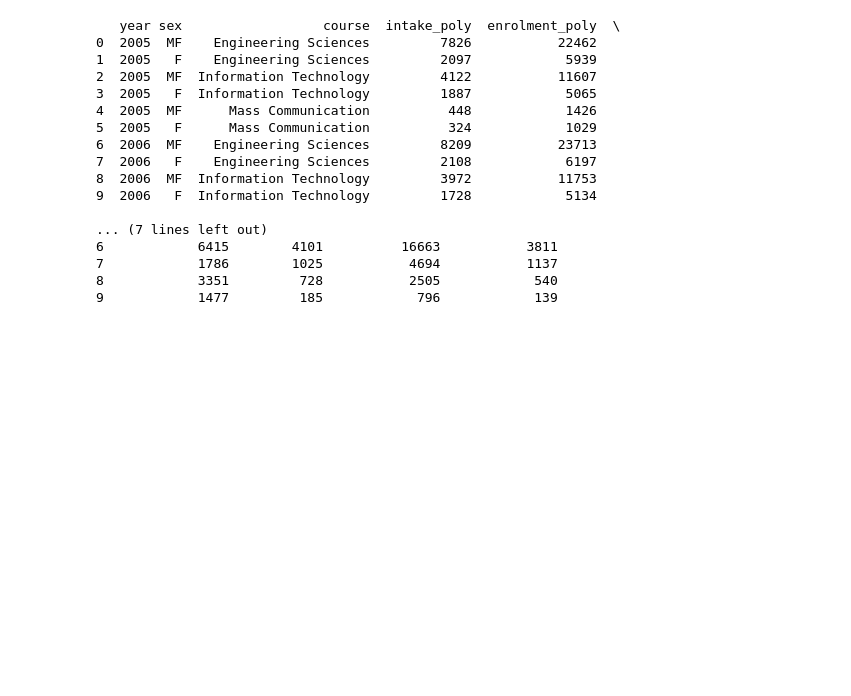
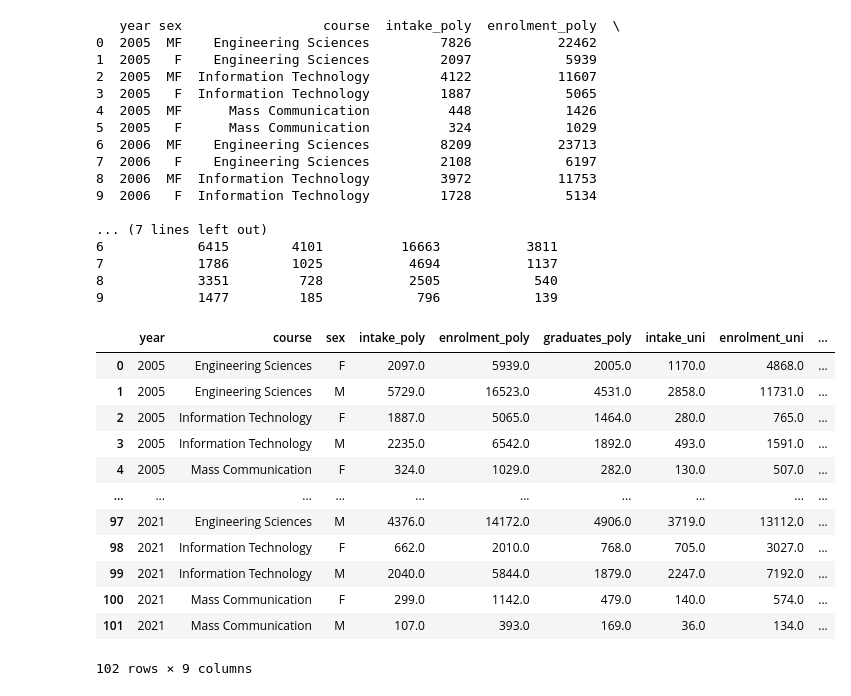
Before and after one commit to iyliahutta/Intro-to-Programming-for-DS, a Jupyter notebook: CA2/CA2.ipynb, the cells around one changed output. Cells and saved outputs as stored; diff of their text form; code cells hidden in the pictures; blank space fills up the shorter version.

Commit message:
replace sex column data in poly_uni_ict

```diff
--- a/CA2/CA2.ipynb
+++ b/CA2/CA2.ipynb
@@ -444,13 +444,29 @@ print(poly_uni_ict.head(10))
 # calculate the M numbers from MF numbers in the poly_uni_ict df
 
 sex_idx = poly_uni_ict
-# sex_idx.sort_values(['year','course'],inplace=True) # sort the values as the 2019 and 2020 values had MF and F grouped together
-# sex_idx.set_index(['sex','year','course'],inplace=True) # set index so that calculation only done for numeric columns
-# sex_idx_m = pd.DataFrame(sex_idx.diff(-1).loc['MF']) # calculate difference between MF and F rows then save only MF row values as a new df
-# sex_idx_m['sex'] = list((repeat('M',len(sex_idx_m)))) # create a 'sex' column with 'M' values in the new df
+sex_idx.sort_values(['year','course'],inplace=True) # sort the values as the 2019 and 2020 values had MF and F grouped together
+sex_idx.set_index(['sex','year','course'],inplace=True) # set index so that calculation only done for numeric columns
+sex_idx_m = pd.DataFrame(sex_idx.diff(-1).loc['MF']) # calculate difference between MF and F rows then save only MF row values as a new df
+sex_idx_m['sex'] = list((repeat('M',len(sex_idx_m)))) # create a 'sex' column with 'M' values in the new df
 
-# sex_idx.reset_index(inplace=True) # reset the index for original sex_idx
-# sex_idx.set_index(['year','course'],inplace=True) # set index for sex_idx to match new df
+sex_idx.reset_index(inplace=True) # reset the index for original sex_idx
+sex_idx.set_index(['year','course'],inplace=True) # set index for sex_idx to match new d
 
 # only keep the 'F' rows in ori df then append the new df with 'M' rows and then reset index and then sort values then reset index then save as poly_uni_ict
 poly_uni_ict = sex_idx.loc[sex_idx['sex']=='F'].append(sex_idx_m).reset_index().sort_values(['year','course','sex'],ignore_index=True)
+# %%
+poly_uni_ict
+# %% [output]
+|  | year | course | sex | intake_poly | enrolment_poly | graduates_poly | intake_uni | enrolment_uni | ... |
+| 0 | 2005 | Engineering Sciences | F | 2097.0 | 5939.0 | 2005.0 | 1170.0 | 4868.0 | ... |
+| 1 | 2005 | Engineering Sciences | M | 5729.0 | 16523.0 | 4531.0 | 2858.0 | 11731.0 | ... |
+| 2 | 2005 | Information Technology | F | 1887.0 | 5065.0 | 1464.0 | 280.0 | 765.0 | ... |
+| 3 | 2005 | Information Technology | M | 2235.0 | 6542.0 | 1892.0 | 493.0 | 1591.0 | ... |
+| 4 | 2005 | Mass Communication | F | 324.0 | 1029.0 | 282.0 | 130.0 | 507.0 | ... |
+| ... | ... | ... | ... | ... | ... | ... | ... | ... | ... |
+| 97 | 2021 | Engineering Sciences | M | 4376.0 | 14172.0 | 4906.0 | 3719.0 | 13112.0 | ... |
+| 98 | 2021 | Information Technology | F | 662.0 | 2010.0 | 768.0 | 705.0 | 3027.0 | ... |
+| 99 | 2021 | Information Technology | M | 2040.0 | 5844.0 | 1879.0 | 2247.0 | 7192.0 | ... |
+| 100 | 2021 | Mass Communication | F | 299.0 | 1142.0 | 479.0 | 140.0 | 574.0 | ... |
+| 101 | 2021 | Mass Communication | M | 107.0 | 393.0 | 169.0 | 36.0 | 134.0 | ... |
+102 rows × 9 columns
```
